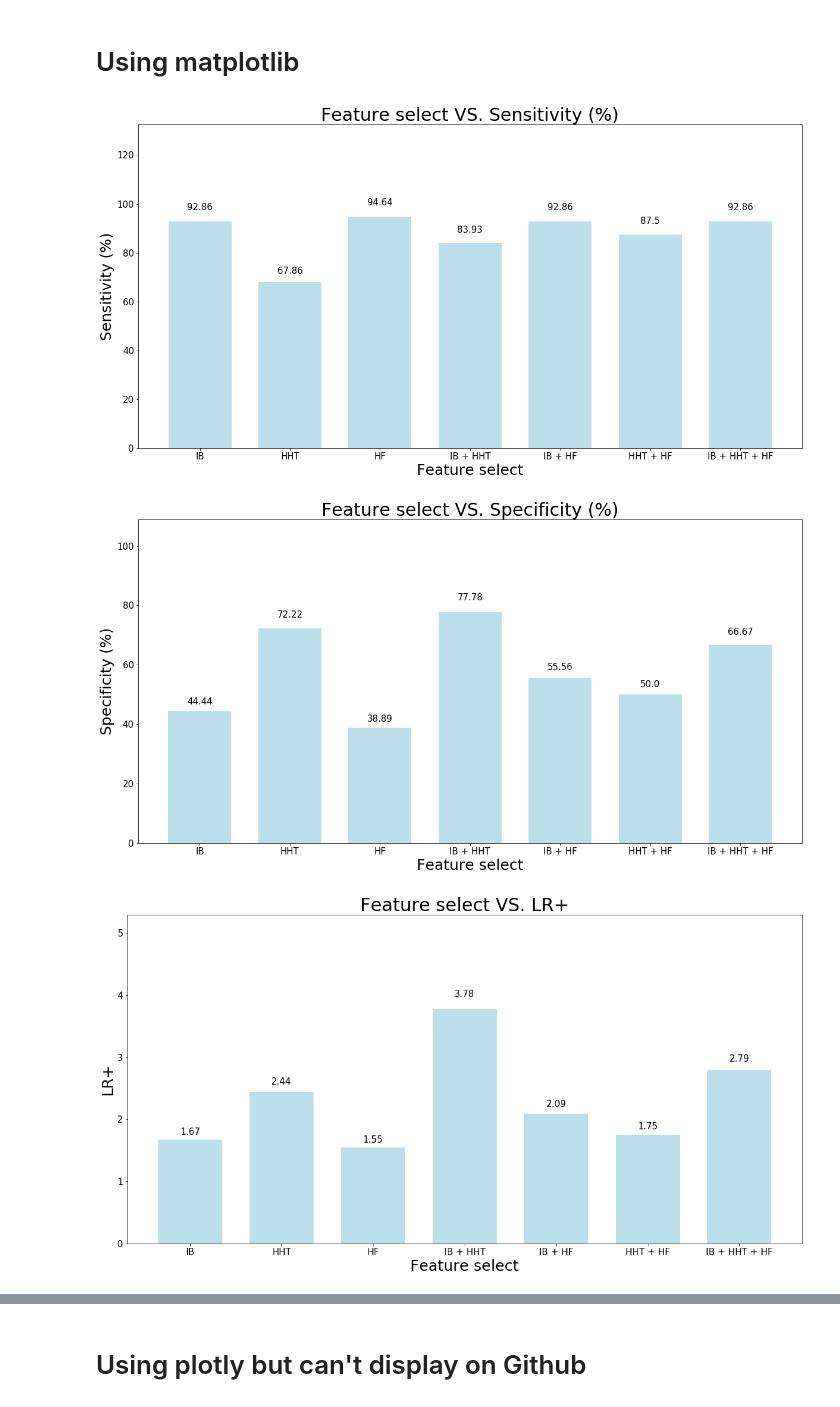
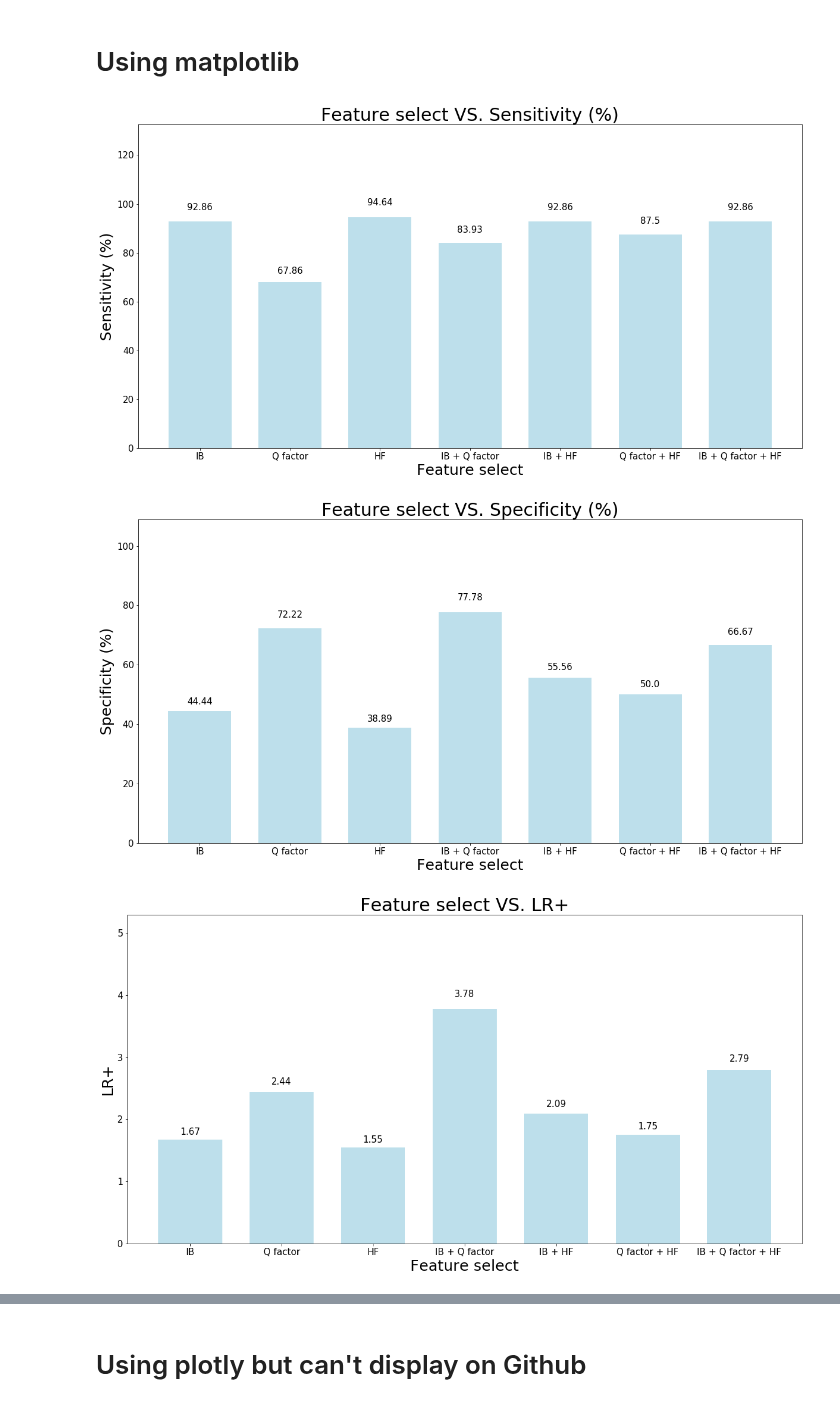
Before and after one commit to Lance0218/Fatty-liver-classifier, a Jupyter notebook: SVM/LOO for Pathology_NPathology/Bar plot.ipynb, the cells around one changed output, grey strips where cells are left out. Saved outputs shown, nothing was run; the diff lists cells and outputs as text; code cells hidden in the pictures.

```diff
--- a/SVM/LOO for Pathology_NPathology/Bar plot.ipynb
+++ b/SVM/LOO for Pathology_NPathology/Bar plot.ipynb
@@ -6,37 +6,37 @@ import pandas as pd
 import matplotlib.pyplot as plt
 
 # create dataframes
-df = pd.DataFrame({'features' : ['IB', 'HHT', 'HF', 'IB + HHT', 'IB + HF', 'HHT + HF', 'IB + HHT + HF'],
+df = pd.DataFrame({'features' : ['IB', 'Q factor', 'HF', 'IB + Q factor', 'IB + HF', 'Q factor + HF', 'IB + Q factor + HF'],
                    'Sensitivity (%)' : [92.86, 67.86, 94.64, 83.93, 92.86, 87.50, 92.86],
                    'Specificity (%)' : [44.44, 72.22, 38.89, 77.78, 55.56, 50.00, 66.67],
                    'LR+' : [1.67, 2.44, 1.55, 3.78, 2.09, 1.75, 2.79],
                    'LR-' : [0.16, 0.45, 0.14, 0.21, 0.13, 0.25, 0.11],
                    'PPV (%)' : [83.87, 88.37, 82.81, 92.16, 86.67, 84.48, 89.66],
                    'NPV (%)' : [66.67, 41.94, 70.00, 60.87, 71.43, 56.25, 75.00],
                    'Accuracy (%)' : [81.08, 68.92, 81.08, 82.43, 83.78, 78.38, 86.49],
                    'AUROC' : [0.8651, 0.8006, 0.7927, 0.8839, 0.8819, 0.8442, 0.8929],})
 
 # def Bar plot & save
 def bar_plot(i):
     plt.figure(figsize = (20, 10))
     plt.bar(X, df[Parameters[i]], width = 0.7,color = 'lightblue', alpha = 0.8)
     plt.title('Feature select VS. {0}'.format(Parameters[i]), size = 30)
     plt.xlabel('Feature select', size = 25)
     plt.ylabel('{0}'.format(Parameters[i]), size = 25)
     plt.xticks(X, df['features'], size = 15)
     plt.yticks(size = 15)
     plt.ylim(0, 1.4*max(df[Parameters[i]]))
     for x, y in zip(X, df[Parameters[i]]):
         plt.text(x, 1.05*y, y, ha = 'center', size = 15)
     plt.savefig('Result Visualization\Feature Select VS. {0}.png'.format(Parameters[i]))
     plt.show()
 
 # plot & save
 X = np.arange(7)
 Parameters = ['Sensitivity (%)', 'Specificity (%)', 'LR+', 'LR-', 'PPV (%)', 'NPV (%)', 'Accuracy (%)', 'AUROC']
 for i in range(8):
     bar_plot(i)
 # %% [output]
-[figure, old version]
+[figure, new version]
-[figure, old version]
+[figure, new version]
-[figure, old version]
+[figure, new version]
```
Also changed, not shown: parts of 1 cell of this notebook.
